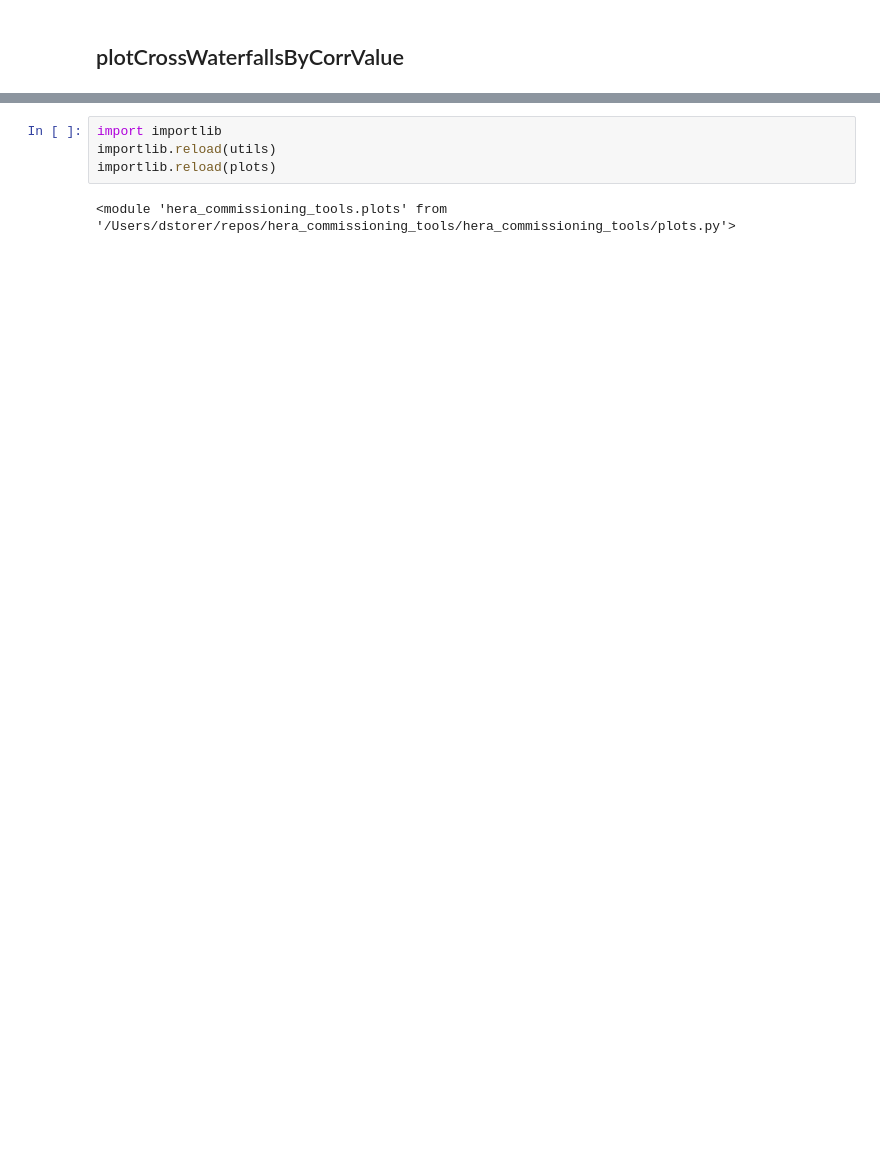
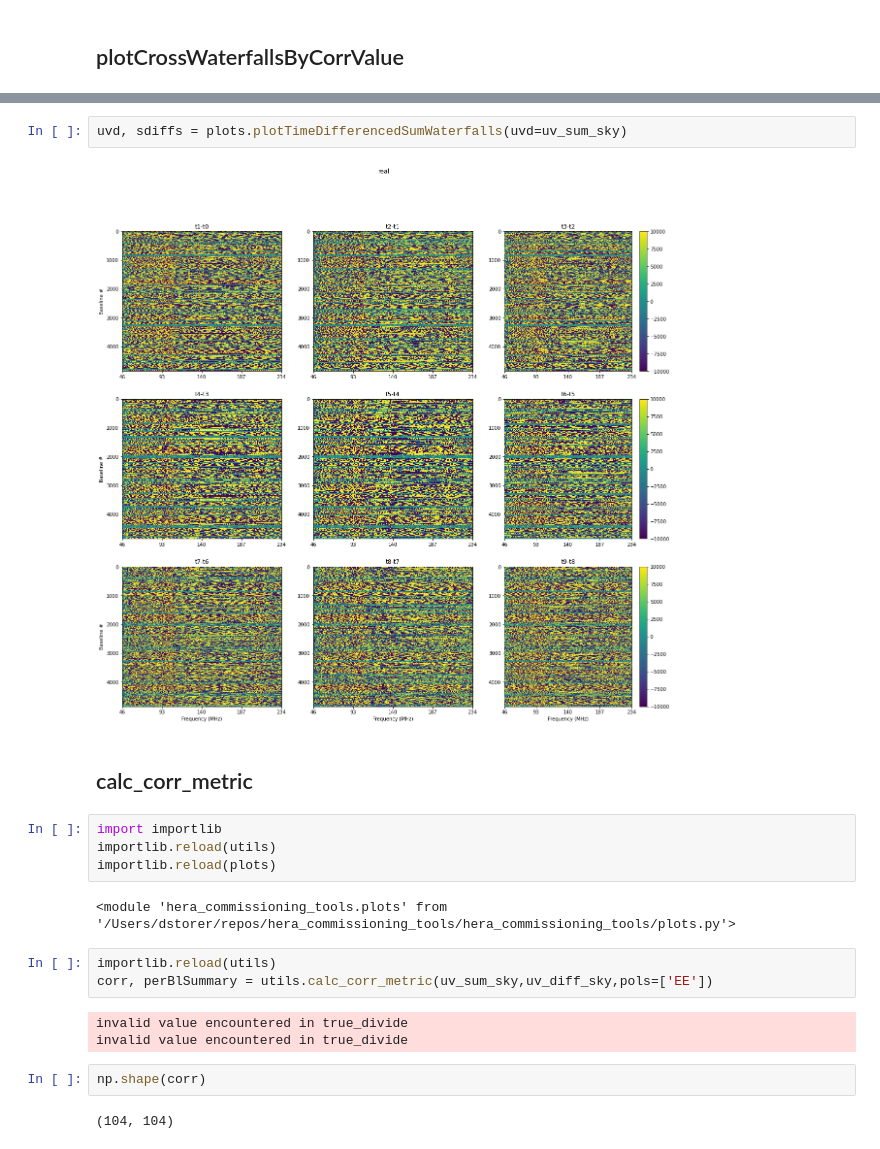
Before and after one commit to HERA-Team/hera_commissioning_tools, a Jupyter notebook: notebooks/plot_library.ipynb, the cells around one changed output, grey strips where cells are left out. Drawn from its saved outputs; the diff is of its cells as text; blank space fills up the shorter version.

```diff
--- a/notebooks/plot_library.ipynb
+++ b/notebooks/plot_library.ipynb
@@ -104,6 +113,22 @@ plots.plotCrossWaterfallsByCorrValue(uv_sum_sky)
+# %%
+uvd, sdiffs = plots.plotTimeDifferencedSumWaterfalls(uvd=uv_sum_sky)
+# %% [output]
+[figure, added]
+# %% [markdown]
+## calc_corr_metric
 # %%
 import importlib
 importlib.reload(utils)
 importlib.reload(plots)
 # %% [output]
 <module 'hera_commissioning_tools.plots' from '/Users/dstorer/repos/hera_commissioning_tools/hera_commissioning_tools/plots.py'>
+# %%
+importlib.reload(utils)
+corr, perBlSummary = utils.calc_corr_metric(uv_sum_sky,uv_diff_sky,pols=['EE'])
+# %% [output]
+invalid value encountered in true_divide
+invalid value encountered in true_divide
+# %%
+np.shape(corr)
+# %% [output]
+(104, 104)
```
Also changed, not shown: parts of 8 cells of this notebook.
